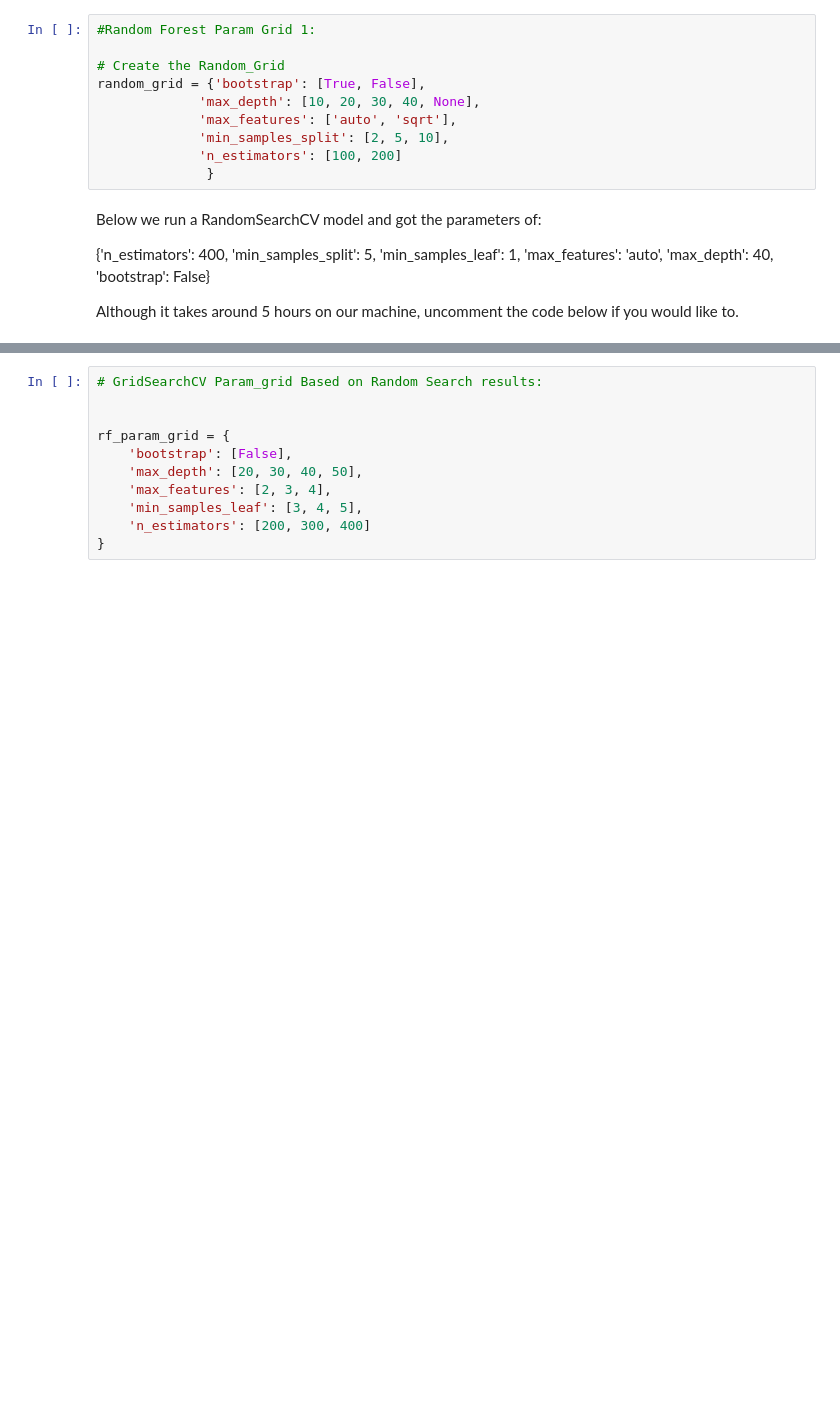
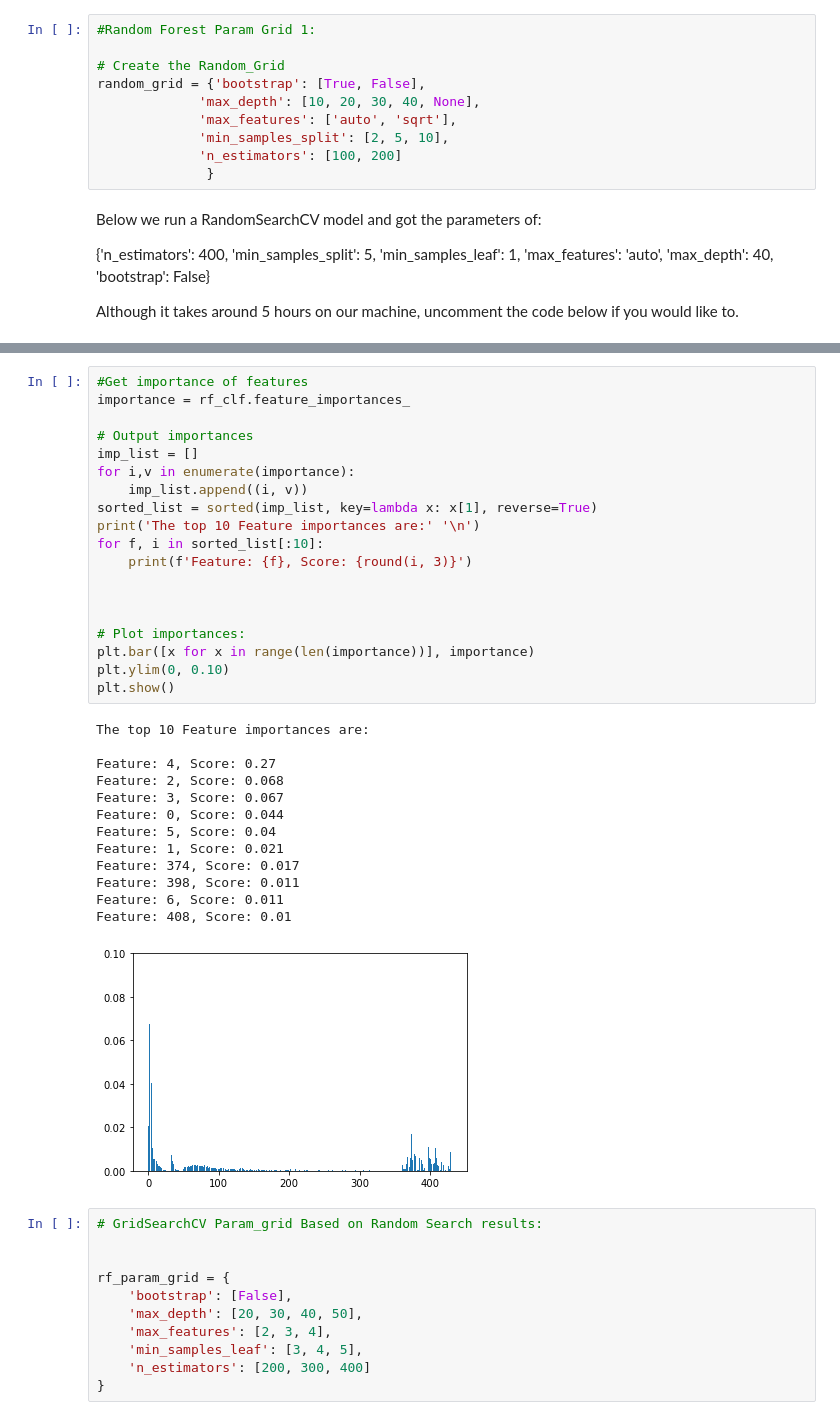
Before and after one commit to algakovic/Online_Shoppers_Intention, a Jupyter notebook: Online_Shoppers_Intent.ipynb, the cells around one changed output, grey strips where cells are left out. Saved outputs shown, nothing was run; the diff lists cells and outputs as text; blank space fills up the shorter version.

Commit message:
mend small typos and erroneous words or phrases. Add Feature importances and sort them from most important to least.

```diff
--- a/Online_Shoppers_Intent.ipynb
+++ b/Online_Shoppers_Intent.ipynb
@@ -480,3 +487,36 @@ Although it takes around 5 hours on our machine, uncomment the code below if you
+# %%
+#Get importance of features
+importance = rf_clf.feature_importances_
+
+# Output importances
+imp_list = []
+for i,v in enumerate(importance):
+    imp_list.append((i, v))
+sorted_list = sorted(imp_list, key=lambda x: x[1], reverse=True)
+print('The top 10 Feature importances are:' '\n')
+for f, i in sorted_list[:10]:
+    print(f'Feature: {f}, Score: {round(i, 3)}')
+
+
+
+# Plot importances:
+plt.bar([x for x in range(len(importance))], importance)
+plt.ylim(0, 0.10)
+plt.show()
+# %% [output]
+The top 10 Feature importances are:
+
+Feature: 4, Score: 0.27
+Feature: 2, Score: 0.068
+Feature: 3, Score: 0.067
+Feature: 0, Score: 0.044
+Feature: 5, Score: 0.04
+Feature: 1, Score: 0.021
+Feature: 374, Score: 0.017
+Feature: 398, Score: 0.011
+Feature: 6, Score: 0.011
+Feature: 408, Score: 0.01
+[figure, added]
 # %%
 # GridSearchCV Param_grid Based on Random Search results:
 
```
Also changed, not shown: parts of 25 cells of this notebook.
